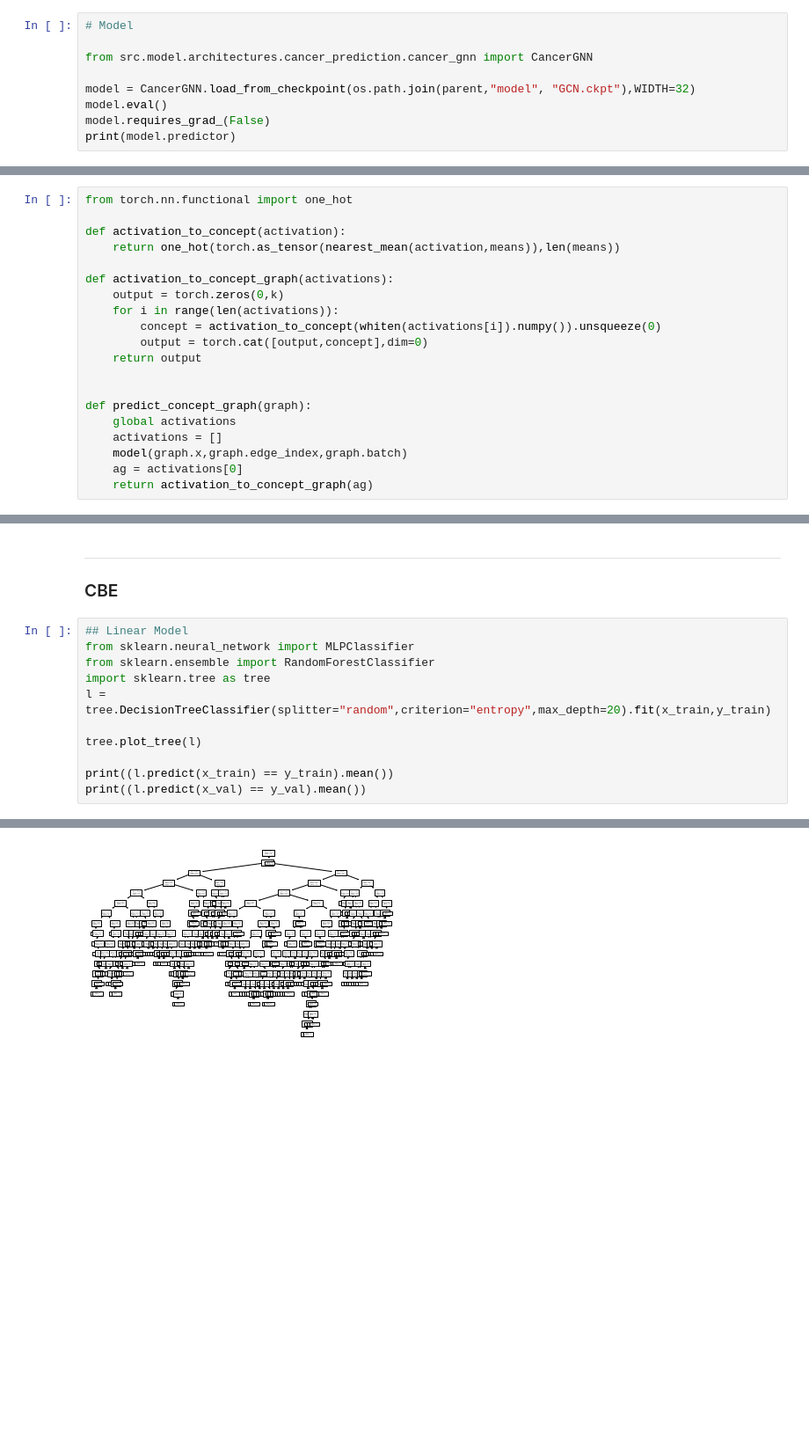
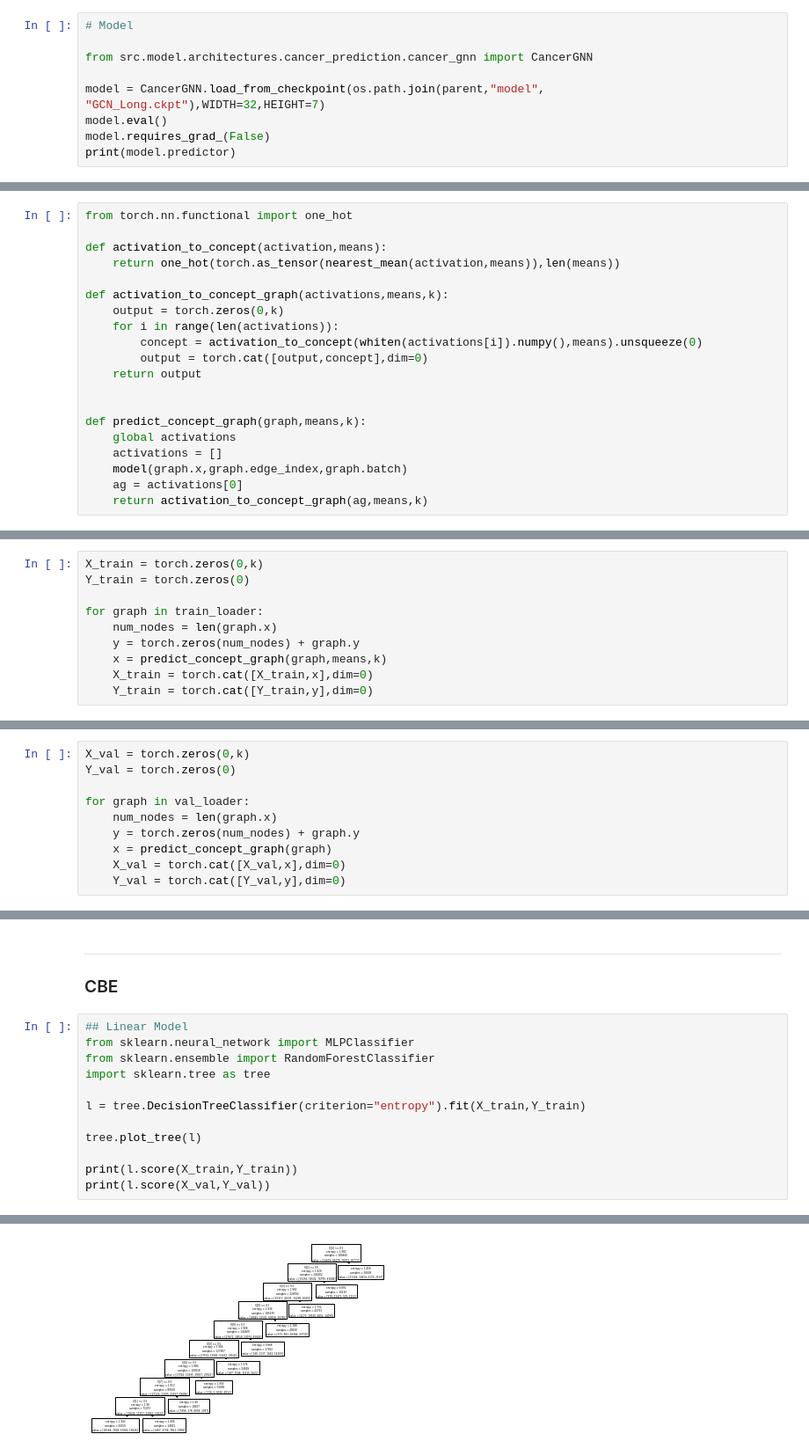
Before and after one commit to A-F-V/XAI-Cancer-Diagnosis, a Jupyter notebook: notebooks/explainability/GCExplainer.ipynb, the cells around one changed output, grey strips where cells are left out. Shown at 88% size. Drawn from its saved outputs; the diff is of its cells as text; blank space fills up the shorter version.

```diff
--- a/notebooks/explainability/GCExplainer.ipynb
+++ b/notebooks/explainability/GCExplainer.ipynb
@@ -37,7 +37,7 @@ print(len(val_loader))
 
 from src.model.architectures.cancer_prediction.cancer_gnn import CancerGNN
 
-model = CancerGNN.load_from_checkpoint(os.path.join(parent,"model", "GCN.ckpt"),WIDTH=32)
+model = CancerGNN.load_from_checkpoint(os.path.join(parent,"model", "GCN_Long.ckpt"),WIDTH=32,HEIGHT=7)
 model.eval()
 model.requires_grad_(False)
 print(model.predictor)
@@ -223,23 +255,23 @@ model.gnn.conv[-1].register_forward_hook(save_activation_graph)
 # %%
 from torch.nn.functional import one_hot
 
-def activation_to_concept(activation):
+def activation_to_concept(activation,means):
     return one_hot(torch.as_tensor(nearest_mean(activation,means)),len(means))
 
-def activation_to_concept_graph(activations):
+def activation_to_concept_graph(activations,means,k):
     output = torch.zeros(0,k)
     for i in range(len(activations)):
-        concept = activation_to_concept(whiten(activations[i]).numpy()).unsqueeze(0)
+        concept = activation_to_concept(whiten(activations[i]).numpy(),means).unsqueeze(0)
         output = torch.cat([output,concept],dim=0)
     return output
 
 
-def predict_concept_graph(graph):
+def predict_concept_graph(graph,means,k):
     global activations
     activations = []
     model(graph.x,graph.edge_index,graph.batch)
     ag = activations[0]
-    return activation_to_concept_graph(ag)
+    return activation_to_concept_graph(ag,means,k)
 # %%
 
 from torch_geometric.utils import to_networkx
@@ -294,0 +330,10 @@ indices=tensor([243,  42, 264,  38]))
+# %%
+X_train = torch.zeros(0,k)
+Y_train = torch.zeros(0)
+
+for graph in train_loader:
+    num_nodes = len(graph.x)
+    y = torch.zeros(num_nodes) + graph.y
+    x = predict_concept_graph(graph,means,k)
+    X_train = torch.cat([X_train,x],dim=0)
+    Y_train = torch.cat([Y_train,y],dim=0)
@@ -294,0 +344,10 @@ indices=tensor([243,  42, 264,  38]))
+# %%
+X_val = torch.zeros(0,k)
+Y_val = torch.zeros(0)
+
+for graph in val_loader:
+    num_nodes = len(graph.x)
+    y = torch.zeros(num_nodes) + graph.y
+    x = predict_concept_graph(graph)
+    X_val = torch.cat([X_val,x],dim=0)
+    Y_val = torch.cat([Y_val,y],dim=0)
@@ -300,10 +363,11 @@ indices=tensor([243,  42, 264,  38]))
 from sklearn.neural_network import MLPClassifier
 from sklearn.ensemble import RandomForestClassifier
 import sklearn.tree as tree
-l = tree.DecisionTreeClassifier(splitter="random",criterion="entropy",max_depth=20).fit(x_train,y_train)
+
+l = tree.DecisionTreeClassifier(criterion="entropy").fit(X_train,Y_train)
 
 tree.plot_tree(l)
 
-print((l.predict(x_train) == y_train).mean())
-print((l.predict(x_val) == y_val).mean())
+print(l.score(X_train,Y_train))
+print(l.score(X_val,Y_val))
 # %% [output]
@@ -312 +376 @@ print((l.predict(x_val) == y_val).mean())
-[figure, old version]
+[figure, new version]
```
Also changed, not shown: parts of 31 cells of this notebook, 6 other files.
